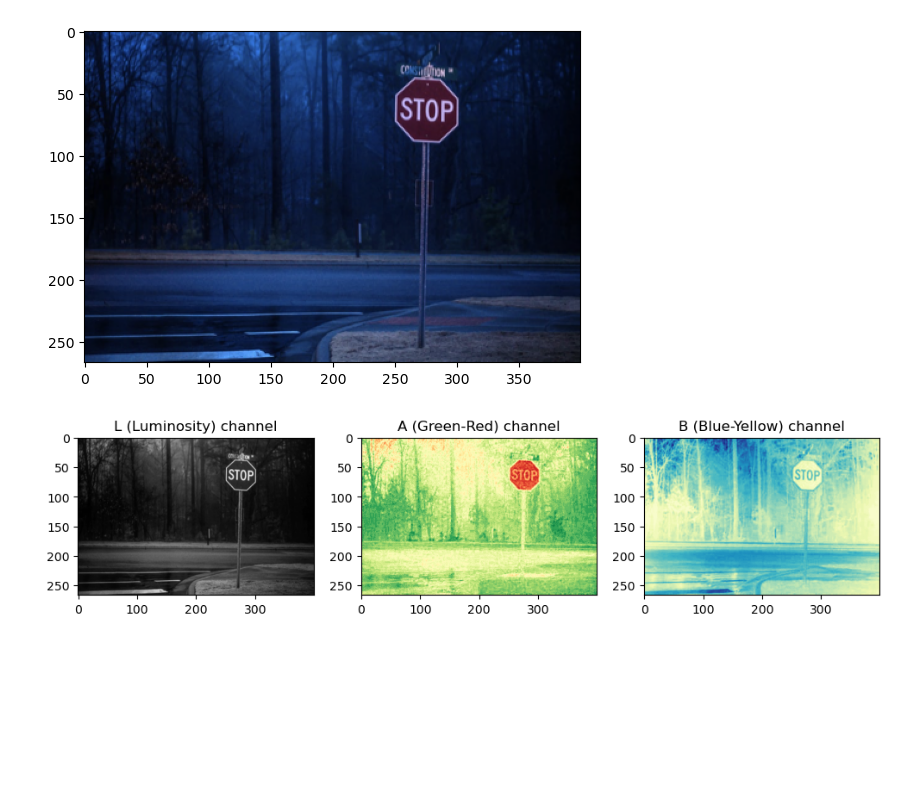
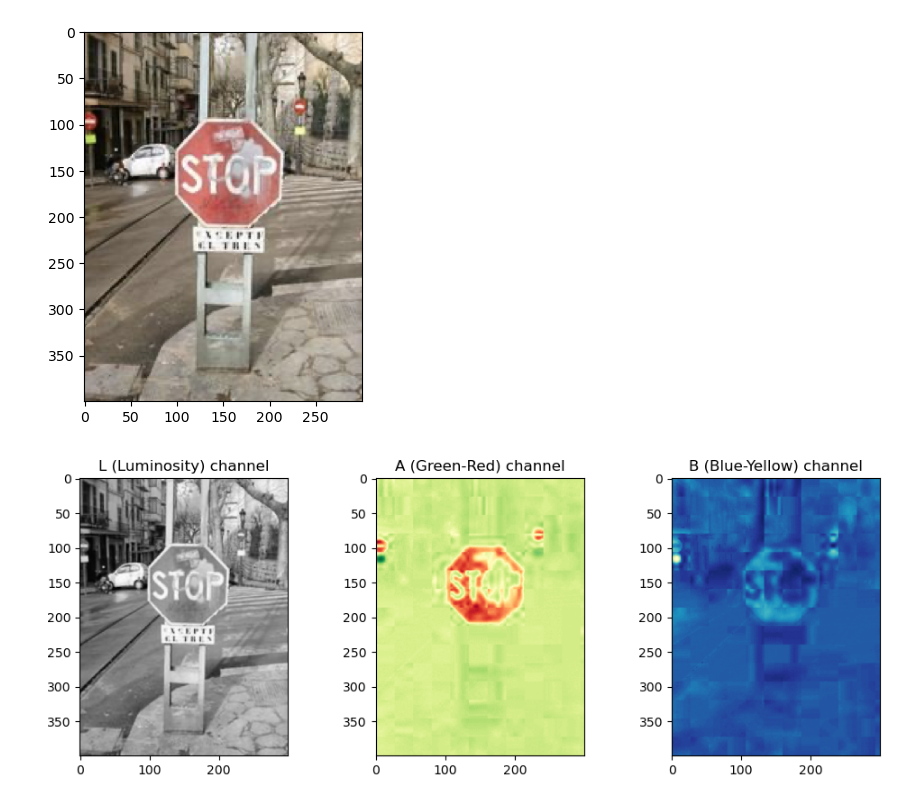
Before and after one commit to fede-giorgi/Computer-Vision, a Jupyter notebook: Homework-1/homework1.ipynb, the cells around one changed output. Drawn from its saved outputs; the diff is of its cells as text; code cells hidden in the pictures; blank space fills up the shorter version.

```diff
--- a/Homework-1/homework1.ipynb
+++ b/Homework-1/homework1.ipynb
@@ -155,36 +173,36 @@ def show_images(img1, img2):
     L, A, B = cv2.split(img2)
 
     plt.figure(figsize=(12, 4))
 
     plt.subplot(1, 3, 1)
     plt.title('L (Luminosity) channel')
     plt.imshow(L, cmap='gray')
 
     plt.subplot(1, 3, 2)
     plt.title('A (Green-Red) channel')
     plt.imshow(A, cmap='RdYlGn_r')
 
     plt.subplot(1, 3, 3)
     plt.title('B (Blue-Yellow) channel')
     plt.imshow(B, cmap='YlGnBu_r')
 
     plt.show()
 
 dir_path = './images/'
-i = 18
+i = 23
 img_name = f'stop{i}.png'
 img_path = os.path.join(dir_path, img_name)
 img = cv2.imread(img_path)
 
 # convert and show RGB image
 img_rgb = cv2.cvtColor(img, cv2.COLOR_BGR2RGB)
 
 img_lab = cv2.cvtColor(img_rgb, cv2.COLOR_RGB2LAB)
 
 show_images(img_rgb, img_lab)
 # %% [output]
-[figure, old version]
+[figure, new version]
-[figure, old version]
+[figure, new version]
 # %%
 """
 UNI_kmeans.py
```
Also changed, not shown: parts of 2 cells of this notebook, 6 other files.
